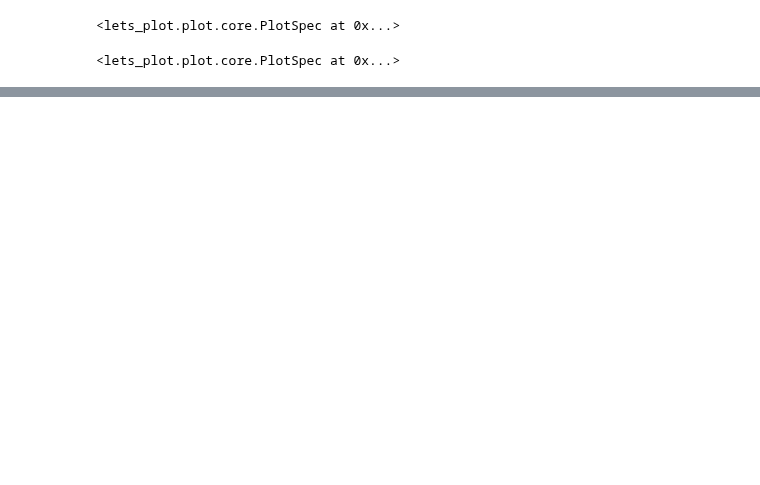
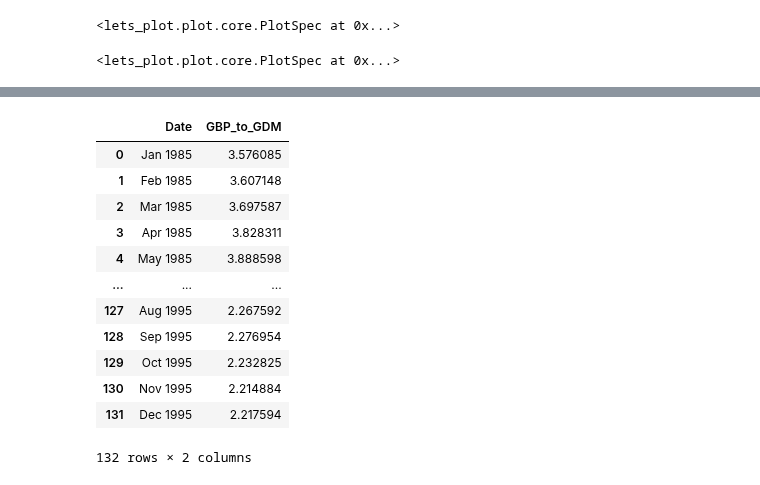
Before and after one commit to SparklyPlant/The-Grave-of-Ming, a Jupyter notebook: Code/NB1.ipynb, the cells around one changed output, grey strips where cells are left out. Drawn from its saved outputs; the diff is of its cells as text; code cells hidden in the pictures; blank space fills up the shorter version.

```diff
--- a/Code/NB1.ipynb
+++ b/Code/NB1.ipynb
@@ -916,0 +950,40 @@ Inflation_graphs
+# %%
+# finding the german real exchange rate
+german_nominal = pd.Series(german_exchange_rate_list)
+us_cpi_pandas = pd.Series(us_cpi_list)
+german_cpi_pandas = pd.Series(german_cpi_list)
+german_rer = german_nominal * (us_cpi_pandas / german_cpi_pandas)
+# %%
+# finding the uk real exchange rate
+uk_nominal = pd.Series(uk_exchange_rate_list)
+us_cpi_pandas = pd.Series(us_cpi_list)
+uk_cpi_pandas = pd.Series(uk_cpi_list)
+uk_rer = uk_nominal * (us_cpi_pandas / uk_cpi_pandas)
+# %%
+# gbp to gdm (german deutsche mark) exchange rate
+gbp_to_german = [gbp / eur for gbp, eur in zip(german_nominal, uk_nominal)]
+# %%
+# finding the date as a panda table
+date_row1 = q6_data.iloc[1, 2:]
+date_list1 = date_row1.tolist()
+# %%
+gbp_to_gdm = pd.DataFrame({
+    'Date': date_list1,
+    'GBP_to_GDM': gbp_to_german
+})
+
+gbp_to_gdm
+# %% [output]
+|  | Date | GBP_to_GDM |
+| 0 | Jan 1985 | 3.576085 |
+| 1 | Feb 1985 | 3.607148 |
+| 2 | Mar 1985 | 3.697587 |
+| 3 | Apr 1985 | 3.828311 |
+| 4 | May 1985 | 3.888598 |
+| ... | ... | ... |
+| 127 | Aug 1995 | 2.267592 |
+| 128 | Sep 1995 | 2.276954 |
+| 129 | Oct 1995 | 2.232825 |
+| 130 | Nov 1995 | 2.214884 |
+| 131 | Dec 1995 | 2.217594 |
+132 rows × 2 columns
```
Also changed, not shown: parts of 18 cells of this notebook.
